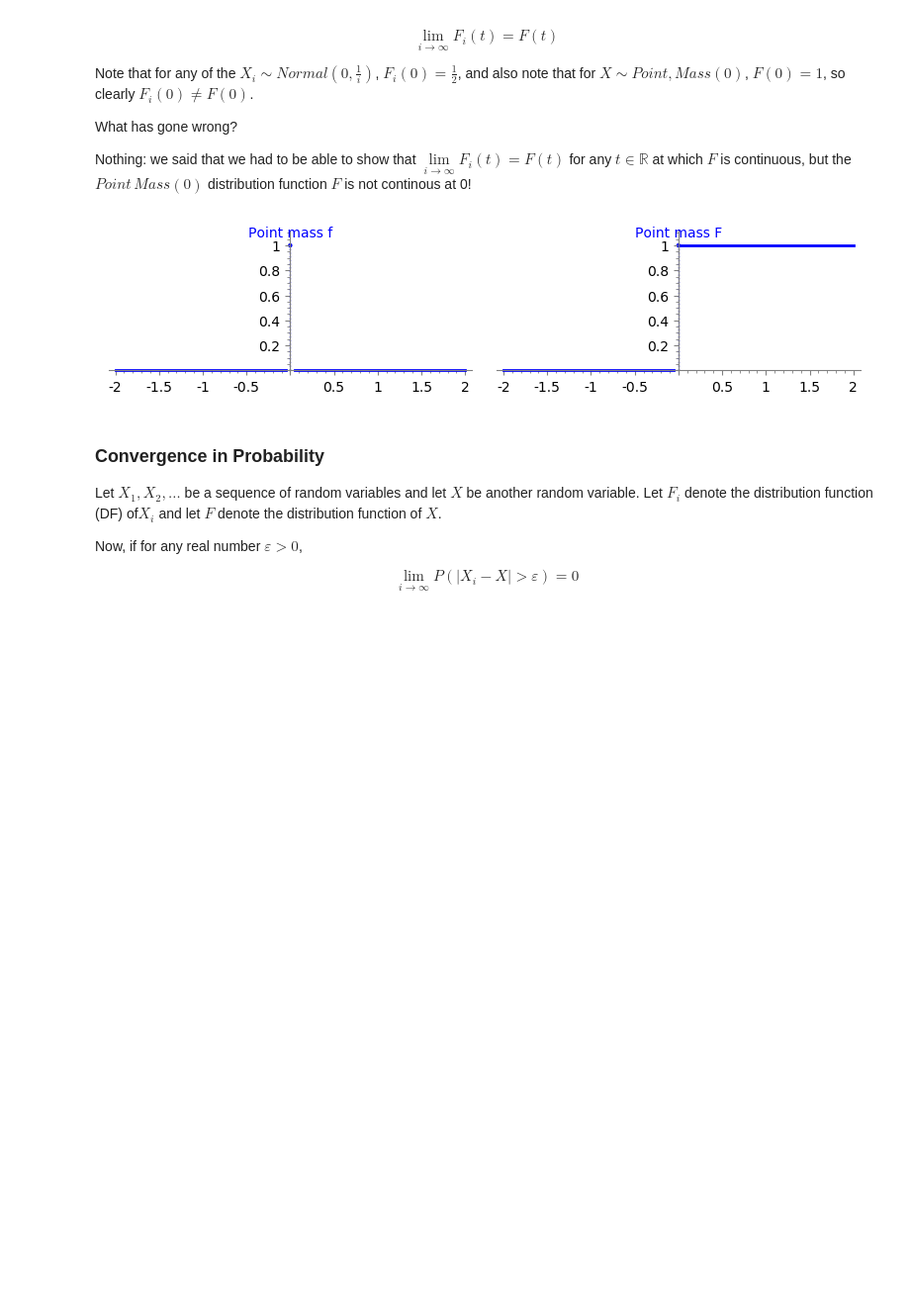
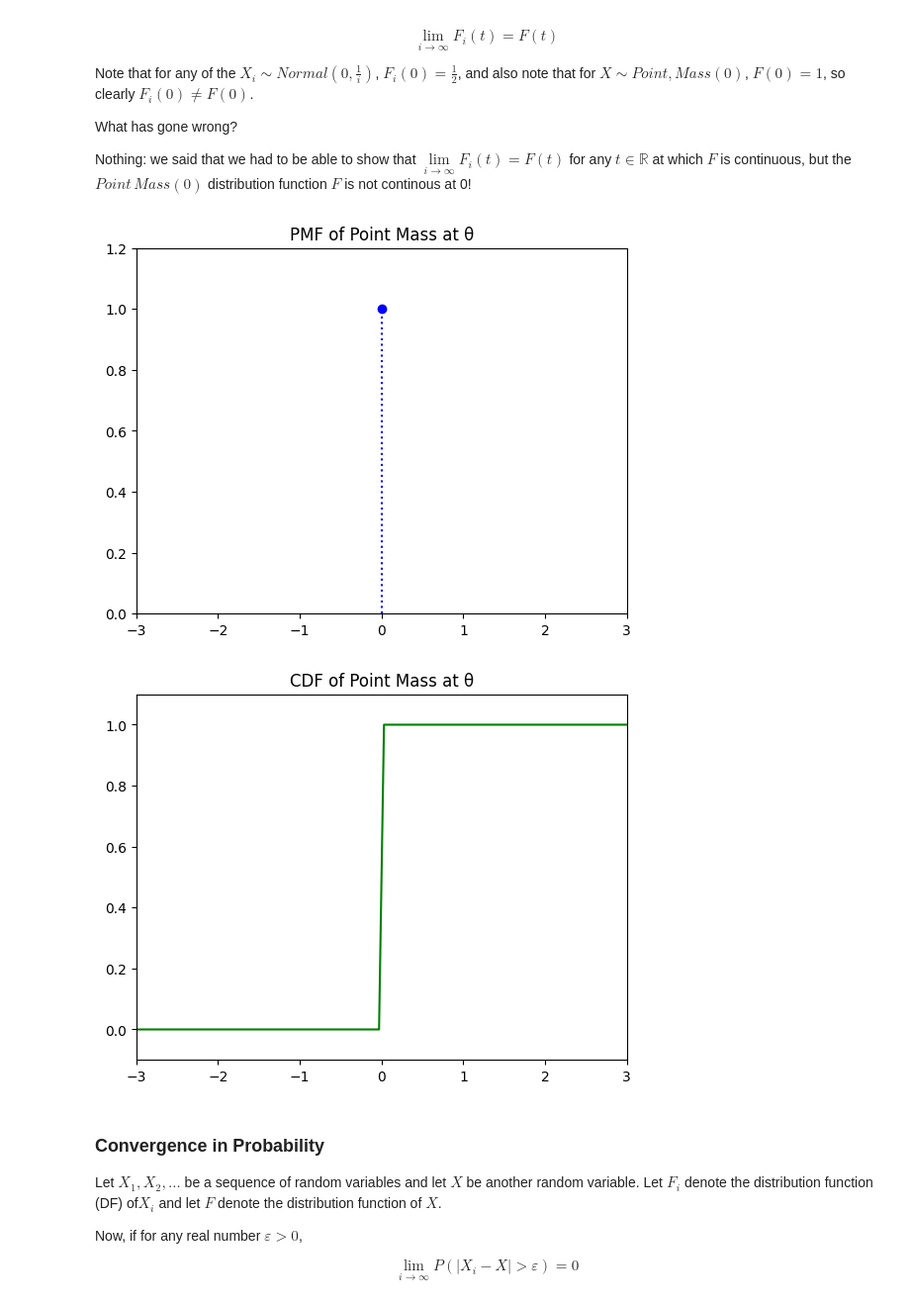
Before and after one commit to datascience-intro/1MS041-2025, a Jupyter notebook: notebooks/05-Limits.ipynb, the cells around one changed output. Shown at 99% size. Saved outputs shown, nothing was run; the diff lists cells and outputs as text; code cells hidden in the pictures; blank space fills up the shorter version.

```diff
--- a/notebooks/05-Limits.ipynb
+++ b/notebooks/05-Limits.ipynb
@@ -537,11 +407,35 @@ What has gone wrong?
 
 Nothing:  we said that we had to be able to show that $\underset{i \rightarrow \infty}{\lim} F_i(t) = F(t)$ for any $t \in \mathbb{R}$ at which $F$ is continuous, but the $Point\,Mass(0)$ distribution function $F$ is not continous at 0!
 # %%
+import numpy as np
+
+import matplotlib.pyplot as plt
+
+def pmfPointMassPlot(theta):
+    fig, ax = plt.subplots()
+    ax.scatter([theta], [1], color='blue')
+    ax.vlines([theta], 0, 1, linestyle=':', color='blue')
+    ax.set_xlim(theta-3, theta+3)
+    ax.set_ylim(0, 1.2)
+    ax.set_title('PMF of Point Mass at θ')
+    return fig
+
+def cdfPointMassPlot(theta):
+    fig, ax = plt.subplots()
+    x = np.linspace(theta-3, theta+3, 100)
+    y = np.where(x < theta, 0, 1)
+    ax.plot(x, y, color='green')
+    ax.set_xlim(theta-3, theta+3)
+    ax.set_ylim(-0.1, 1.1)
+    ax.set_title('CDF of Point Mass at θ')
+    return fig
+
 theta = 0.0
-# show the plots
-show(graphics_array((pmfPointMassPlot(theta),cdfPointMassPlot(theta))),figsize=[8,2])
+fig1 = pmfPointMassPlot(theta)
+fig2 = cdfPointMassPlot(theta)
 # %% [output]
-[figure, old version]
+[figure, new version]
+[figure, added]
 # %% [markdown]
 ### Convergence in Probability
 
```
Also changed, not shown: parts of 13 cells of this notebook, 50 other files.
